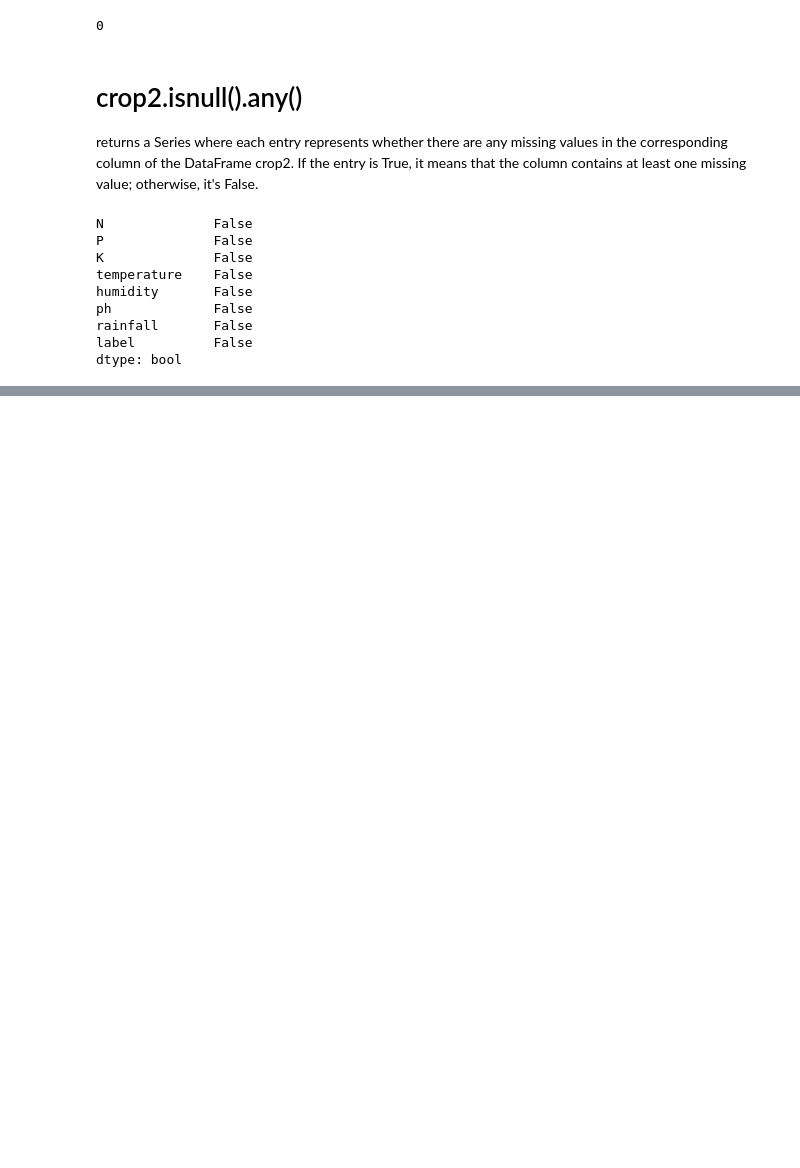
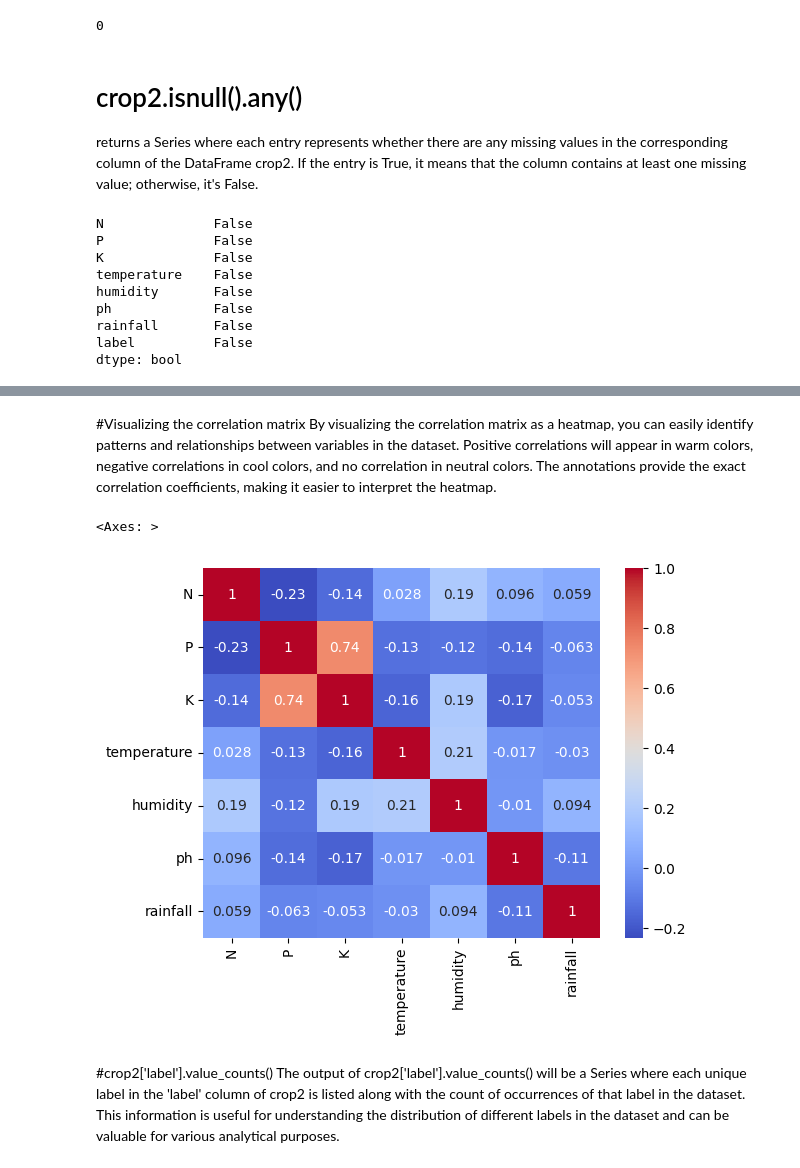
Before and after one commit to csubham2370/Crop-Classification-With-Recommendation-System-.ipynb-, a Jupyter notebook: Major_Project.ipynb, the cells around one changed output, grey strips where cells are left out. Saved outputs shown, nothing was run; the diff lists cells and outputs as text; code cells hidden in the pictures; blank space fills up the shorter version.

```diff
--- a/Major_Project.ipynb
+++ b/Major_Project.ipynb
@@ -172,0 +191,3 @@ dtype: bool
+# %%
+corr = crop2.corr()
+corr
@@ -172,0 +203,12 @@ dtype: bool
+# %% [markdown]
+#Visualizing the correlation matrix
+By visualizing the correlation matrix as a heatmap, you can easily identify patterns and relationships between variables in the dataset. Positive correlations will appear in warm colors, negative correlations in cool colors, and no correlation in neutral colors. The annotations provide the exact correlation coefficients, making it easier to interpret the heatmap.
+# %%
+import seaborn as sns
+sns.heatmap(corr,annot=True,cbar=True, cmap='coolwarm')
+# %% [output]
+<Axes: >
+[figure, added]
+# %% [markdown]
+#crop2['label'].value_counts()
+The output of crop2['label'].value_counts() will be a Series where each unique label in the 'label' column of crop2 is listed along with the count of occurrences of that label in the dataset. This information is useful for understanding the distribution of different labels in the dataset and can be valuable for various analytical purposes.
```
Also changed, not shown: parts of 20 cells of this notebook.
